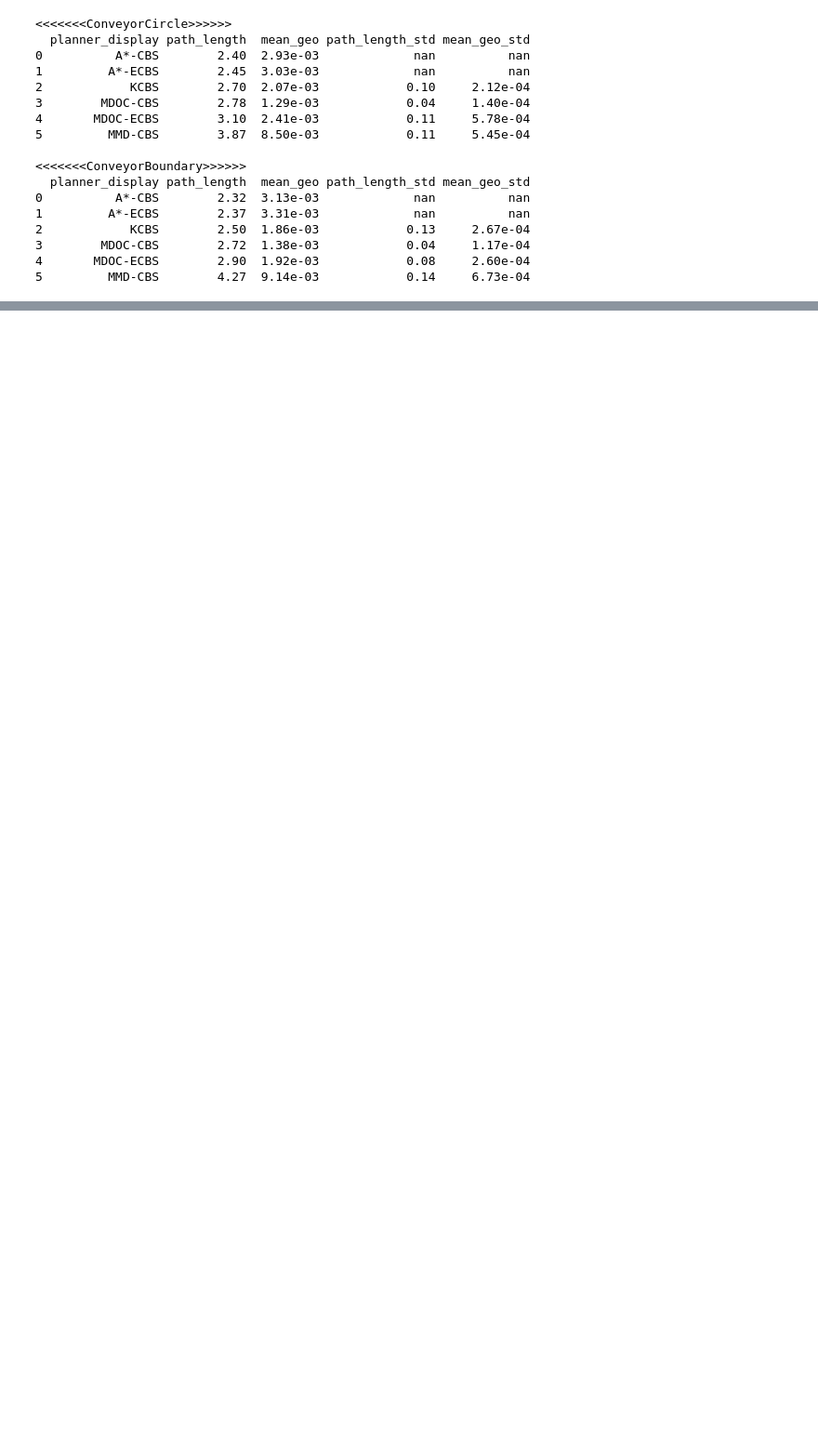
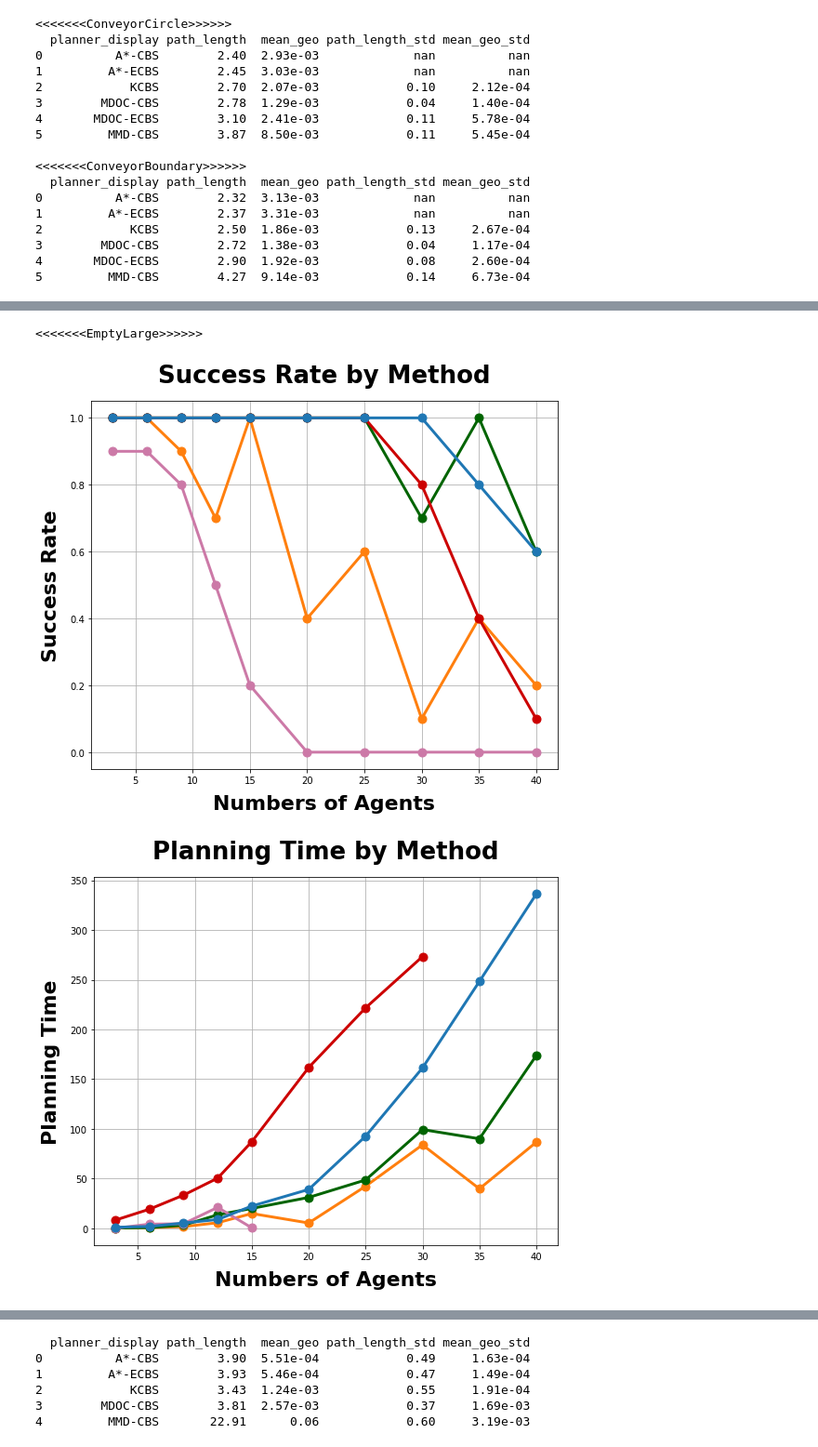
Before and after one commit to hhhhzl/mdoc, a Jupyter notebook: assets/notebooks.ipynb, the cells around one changed output, grey strips where cells are left out. Shown at 93% size. Cells and saved outputs as stored; diff of their text form; code cells hidden in the pictures; blank space fills up the shorter version.

```diff
--- a/assets/notebooks.ipynb
+++ b/assets/notebooks.ipynb
@@ -956,0 +961,12 @@ for para in params:
+# %%
+params = [
+    {"env":["EmptyLarge"], "ablation": False, "time_upper": 500, "mdoc_baseline":"single_100_r","methods":["A*-CBS", "A*-ECBS", "KCBS", "MMD-CBS", "MDOC-CBS"]},
+    {"env":["EmptyExtraLarge"], "ablation": False, "time_upper": 500, "mdoc_baseline":"single_100_r","methods":["A*-CBS", "A*-ECBS", "KCBS", "MMD-CBS", "MDOC-CBS"]},
+]
+
+for para in params:
+    main(**para)
+# %% [output]
+<<<<<<<EmptyLarge>>>>>>
+[figure, added]
+[figure, added]
@@ -956,0 +985,6 @@ for para in params:
+  planner_display path_length  mean_geo path_length_std mean_geo_std
+0          A*-CBS        3.90  5.51e-04            0.49     1.63e-04
+1         A*-ECBS        3.93  5.46e-04            0.47     1.49e-04
+2            KCBS        3.43  1.24e-03            0.55     1.91e-04
+3        MDOC-CBS        3.81  2.57e-03            0.37     1.69e-03
+4         MMD-CBS       22.91      0.06            0.60     3.19e-03
```
Also changed, not shown: parts of 4 cells of this notebook, 18 other files.
